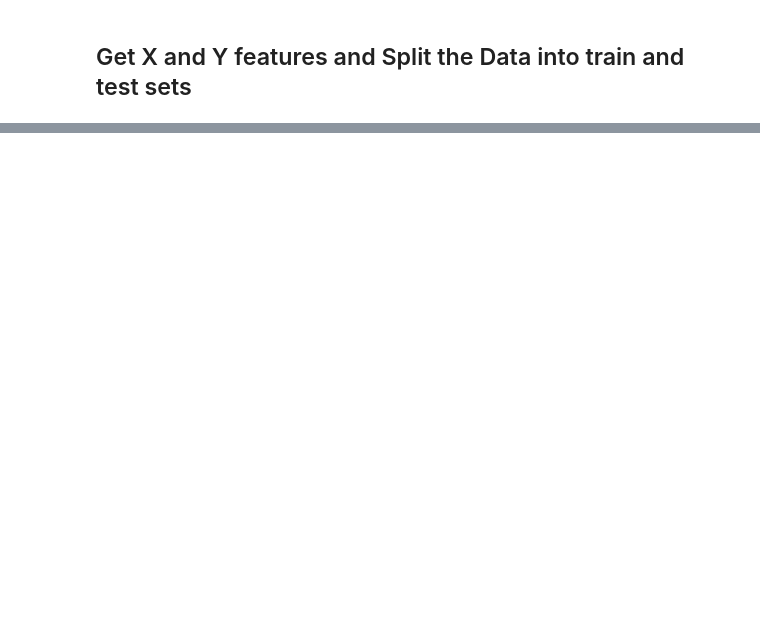
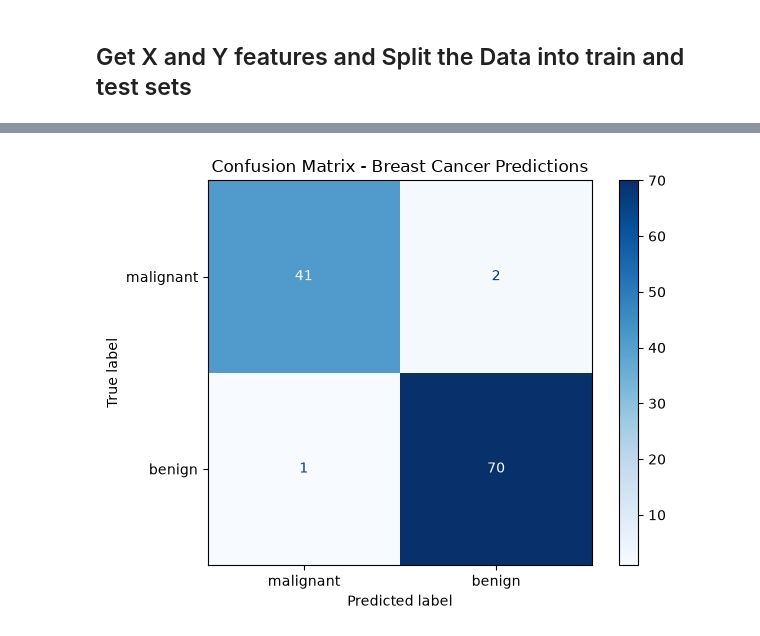
Before and after one commit to kriseax/MSAMinor2026, a Jupyter notebook: jupyter_intro.ipynb, the cells around one changed output, grey strips where cells are left out. Drawn from its saved outputs; the diff is of its cells as text; code cells hidden in the pictures; blank space fills up the shorter version.

```diff
--- a/jupyter_intro.ipynb
+++ b/jupyter_intro.ipynb
@@ -74,0 +52,3 @@ print(X_train)
+# %%
+model = LogisticRegression(max_iter=10000, random_state=35)
+model.fit(X_train, y_train)
@@ -74,0 +59,2 @@ print(X_train)
+# %%
+y_pred = model.predict(X_test)
@@ -74,0 +82,11 @@ print(X_train)
+# %%
+#Visualize the confucion matrix
+cm = confusion_matrix(y_test, y_pred)
+
+disp = ConfusionMatrixDisplay(confusion_matrix=cm, display_labels=cancer_data.target_names)
+disp.plot(cmap='Blues')
+plt.title("Confusion Matrix - Breast Cancer Predictions")
+plt.tight_layout()
+plt.show()
+# %% [output]
+[figure, added]
```
Also changed, not shown: parts of 8 cells of this notebook.
